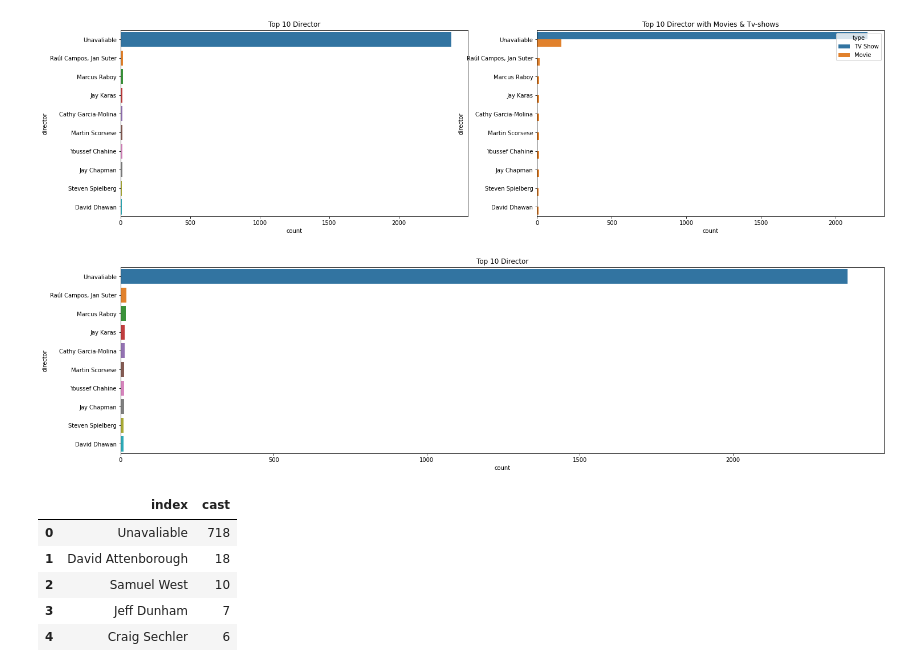
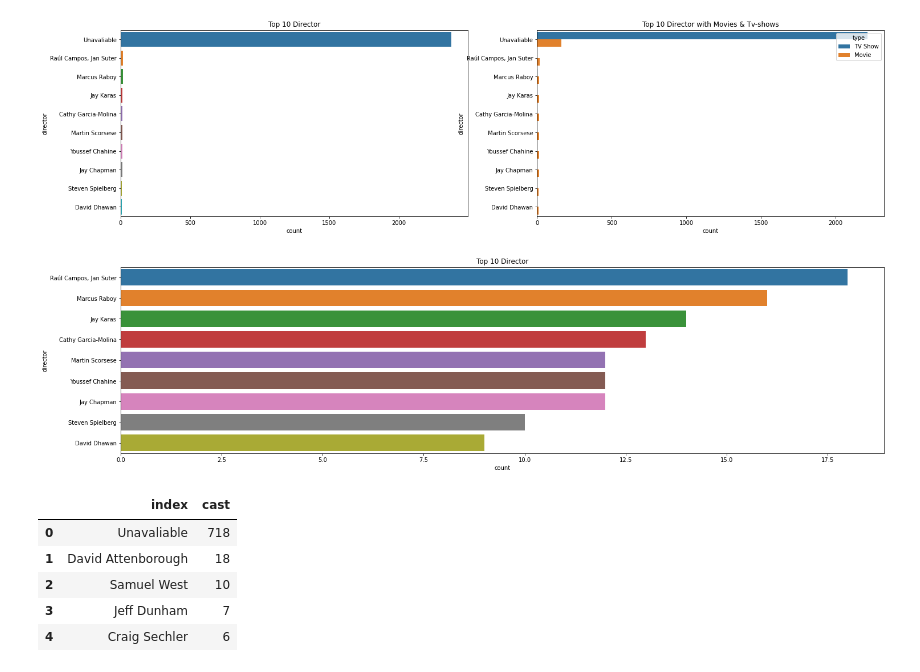
Before and after one commit to shivansh9770/Netflix-Movies-and-TV-show-Clustering, a Jupyter notebook: NETFLIX_MOVIES_AND_TV_SHOWS_CLUSTERING.ipynb, the cells around one changed output. Saved outputs shown, nothing was run; the diff lists cells and outputs as text; code cells hidden in the pictures.

```diff
--- a/NETFLIX_MOVIES_AND_TV_SHOWS_CLUSTERING.ipynb
+++ b/NETFLIX_MOVIES_AND_TV_SHOWS_CLUSTERING.ipynb
@@ -660,10 +660,10 @@ plt.show()
 [figure]
 # %%
 plt.figure(figsize=(24,6))
-sns.countplot(y='director',data=df,order=df['director'].value_counts().index[0:10]).set(title='Top 10 Director')
+sns.countplot(y='director',data=df,order=df['director'].value_counts().index[1:10]).set(title='Top 10 Director')
 plt.show()
 # %% [output]
-[figure, old version]
+[figure, new version]
 # %%
 #top actor 0 to 8
 df['cast'].value_counts().reset_index().head()
```
Also changed, not shown: parts of 22 cells of this notebook.
